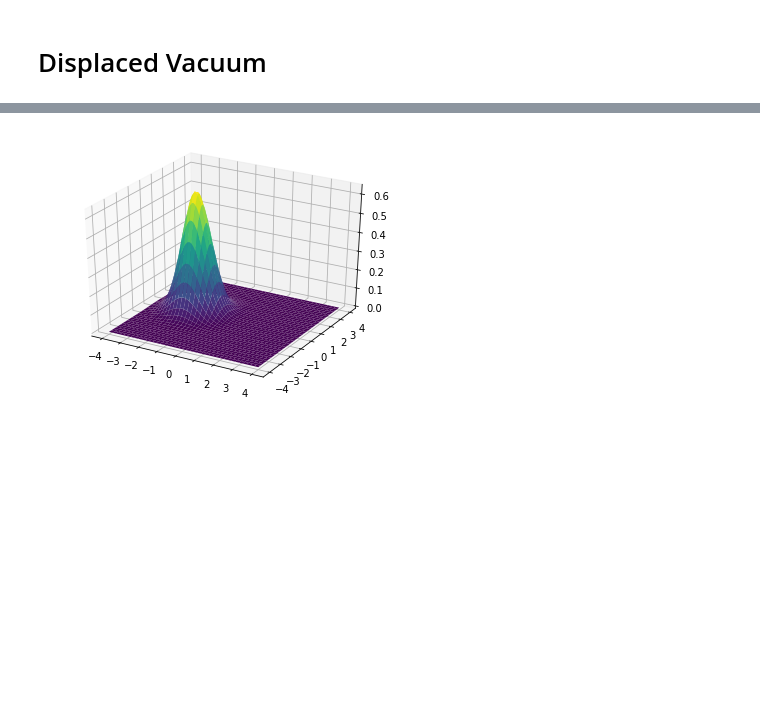
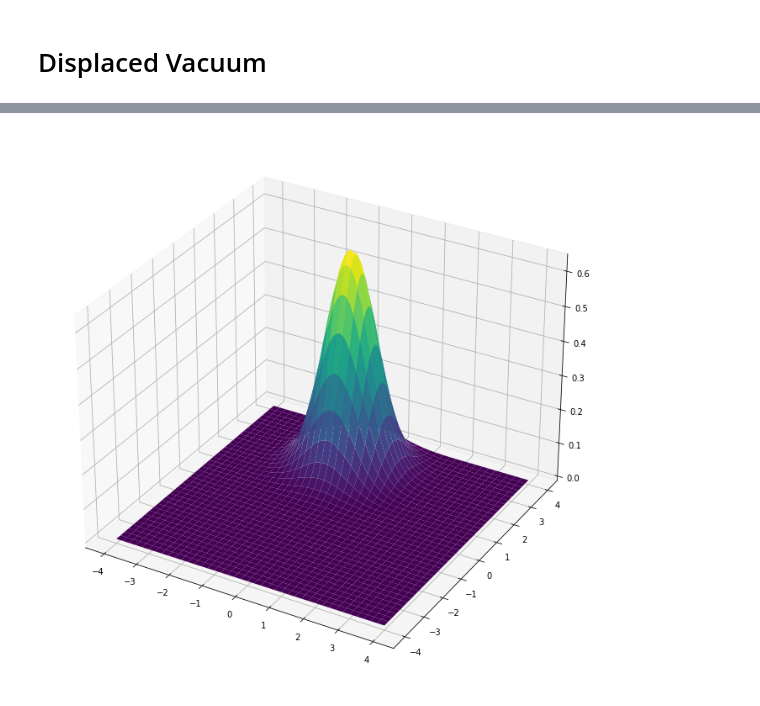
Before and after one commit to CirQuS-UTS/QuanGuru, a Jupyter notebook: QuantumToolbox/Tutorials/2_displacementOperator.ipynb, the cells around one changed output, grey strips where cells are left out. Saved outputs shown, nothing was run; the diff lists cells and outputs as text; code cells hidden in the pictures; blank space fills up the shorter version.

```diff
--- a/QuantumToolbox/Tutorials/2_displacementOperator.ipynb
+++ b/QuantumToolbox/Tutorials/2_displacementOperator.ipynb
@@ -70,8 +73,8 @@ plt.show()
 # %%
-fig = plt.figure(figsize=cm2inch(16, 12))
+fig = plt.figure(figsize=(16, 12))
 ax = fig.add_subplot(111, projection='3d')
 x, y = np.meshgrid(phaseSpace, phaseSpace)
 ax.plot_surface(x, y, wignerFunc, cmap='viridis')
 plt.show()
 # %% [output]
-[figure, old version]
+[figure, new version]
```
Also changed, not shown: parts of 4 cells of this notebook, 45 other files.
